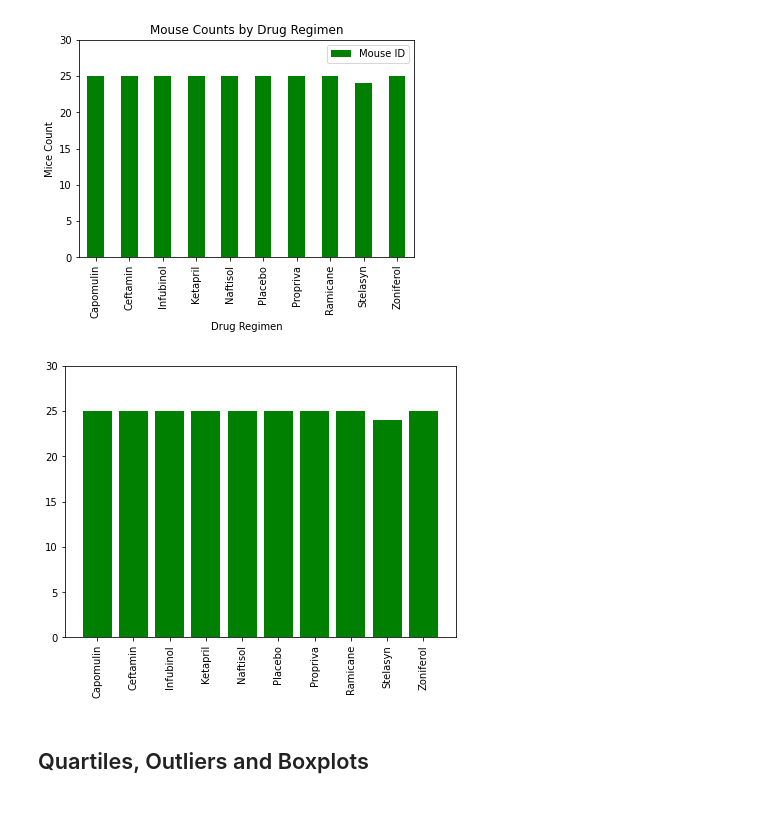
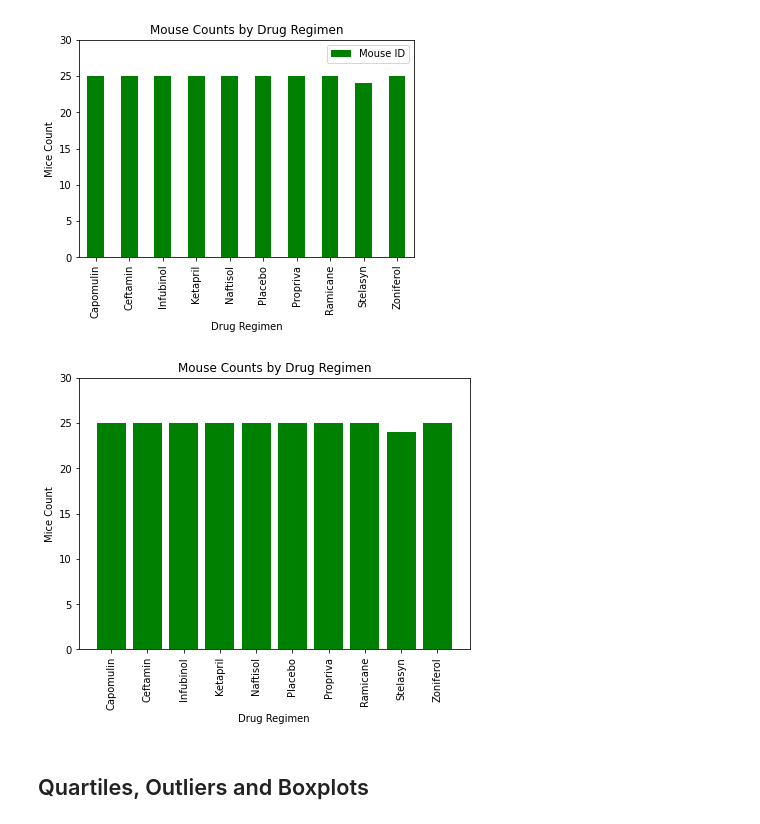
Before and after one commit to ClovisL/Analyzing-tumor-development, a Jupyter notebook: Pymaceuticals/pymaceuticals_starter.ipynb, the cells around one changed output. Drawn from its saved outputs; the diff is of its cells as text; code cells hidden in the pictures.

Commit message:
Bar Plots Completed
Completed both pandas and pyplot bar plots

```diff
--- a/Pymaceuticals/pymaceuticals_starter.ipynb
+++ b/Pymaceuticals/pymaceuticals_starter.ipynb
@@ -200,12 +200,15 @@ mice_by_drug_df.plot.bar(title="Mouse Counts by Drug Regimen", color="g", ylim=[
 # %%
 # Generate a bar plot showing the total number of measurements taken on each drug regimen using pyplot.
 plt.figure(figsize=(7,5))
 plt.bar(x_axis, mouse_count, color="g", alpha=1, align="center")
 plt.xticks(tick_locations, drug_regimens, rotation="vertical")
 plt.ylim(0, max(mouse_count)+5)
+plt.title("Mouse Counts by Drug Regimen")
+plt.xlabel("Drug Regimen")
+plt.ylabel("Mice Count")
 plt.show()
 # %% [output]
-[figure, old version]
+[figure, new version]
 # %%
 # Generate a pie plot showing the distribution of female versus male mice using pandas
 # %%
```
Also changed, not shown: parts of 1 cell of this notebook.
